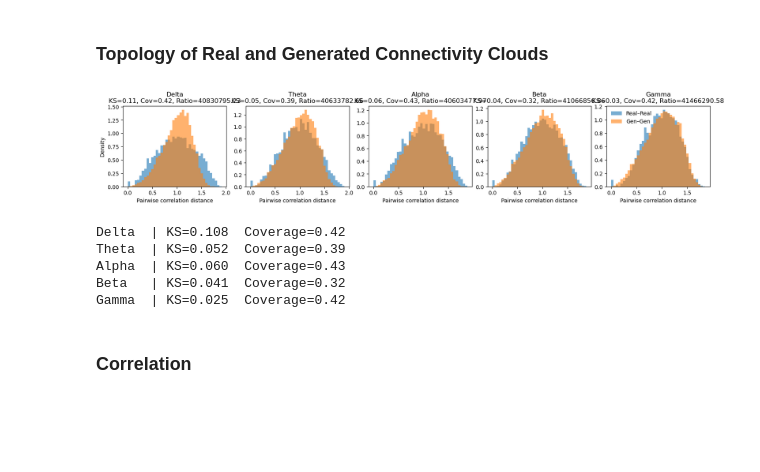
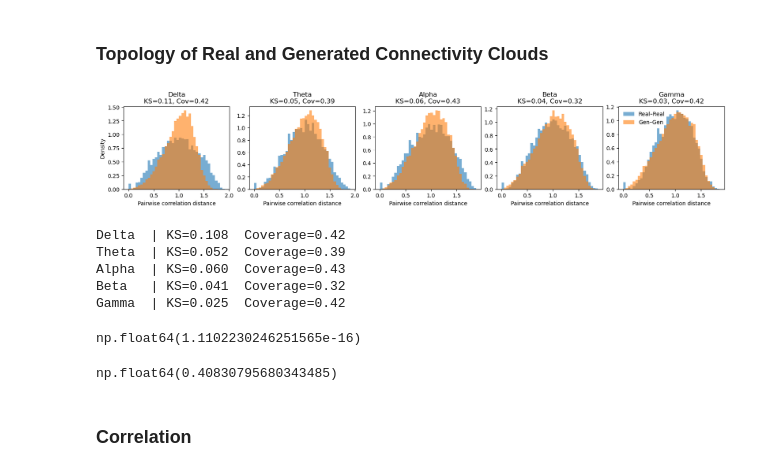
Before and after one commit to Yeganehfrh/EEGModalNet, a Jupyter notebook: notebooks/Supplementary Analysis.ipynb, the cells around one changed output. Cells and saved outputs as stored; diff of their text form; code cells hidden in the pictures; blank space fills up the shorter version.

```diff
--- a/notebooks/Supplementary Analysis.ipynb
+++ b/notebooks/Supplementary Analysis.ipynb
@@ -435,6 +438,9 @@ else:
     fb = 4
     coh_real = cons_real.get_data(output='dense')[..., fb]
     coh_fake = cons_fake.get_data(output='dense')[..., fb]
+# %%
+conn_real = np.load('logs/connectivities/conn_real.npy')
+conn_fake = np.load('logs/connectivities/conn_fake.npz.npy')
 # %% [markdown]
 #### Visualisation
 # %%
@@ -579,7 +585,6 @@ def nn_stats_corr(X_real, X_gen, ref_percentile=95, eps=1e-8):
     return nn_gr, nn_rr, coverage, ratio
 
 def geometry_analysis_corr(conn_real, conn_fake, band_names=None, bins=40):
-    from scipy.stats import ks_2samp
     V_real = edge_vectors(conn_real)  # (n_subj, n_edges, n_bands)
     V_gen  = edge_vectors(conn_fake)
     n_subj, n_edges, n_bands = V_real.shape
@@ -588,45 +593,66 @@ def geometry_analysis_corr(conn_real, conn_fake, band_names=None, bins=40):
 
     KS, COV, RATIO = np.zeros(n_bands), np.zeros(n_bands), np.zeros(n_bands)
 
-    import matplotlib.pyplot as plt
     fig, axes = plt.subplots(1, n_bands, figsize=(3.2*n_bands, 3.0), constrained_layout=True)
 
     for b in range(n_bands):
         Xr = preprocess(V_real[..., b])
         Xg = preprocess(V_gen[..., b])
 
         # within-set condensed distances (correlation distance)
         Dr = pdist(Xr, metric='correlation')
         Dg = pdist(Xg, metric='correlation')
 
         KS[b] = ks_2samp(Dr, Dg).statistic
         nn_gr, nn_rr, cov, rat = nn_stats_corr(Xr, Xg)
         COV[b], RATIO[b] = cov, rat
 
         ax = axes[b] if n_bands > 1 else axes
         lo, hi = min(Dr.min(), Dg.min()), max(Dr.max(), Dg.max())
         ax.hist(Dr, bins=bins, range=(lo, hi), alpha=0.6, density=True, label='Real–Real')
         ax.hist(Dg, bins=bins, range=(lo, hi), alpha=0.6, density=True, label='Gen–Gen')
-        ax.set_title(f'{band_names[b]}\nKS={KS[b]:.02f}, Cov={cov:.02f}, Ratio={rat:.02f}')
+        ax.set_title(f'{band_names[b]}\nKS={KS[b]:.02f}, Cov={cov:.02f}')
         ax.set_xlabel('Pairwise correlation distance')
         if b == 0: ax.set_ylabel('Density')
         if b == n_bands-1: ax.legend(frameon=False)
 
     plt.show()
 
     for b, name in enumerate(band_names):
         print(f"{name:6s} | KS={KS[b]:.03f}  Coverage={COV[b]:.02f}")
 
     return {'KS': KS, 'coverage': COV, 'ratio': RATIO}
 
 results = geometry_analysis_corr(conn_real, conn_fake, band_names=['Delta','Theta','Alpha','Beta','Gamma'])
 # %% [output]
-[figure, old version]
+[figure, new version]
 Delta  | KS=0.108  Coverage=0.42
 Theta  | KS=0.052  Coverage=0.39
 Alpha  | KS=0.060  Coverage=0.43
 Beta   | KS=0.041  Coverage=0.32
 Gamma  | KS=0.025  Coverage=0.42
+# %%
+X_gen = preprocess(edge_vectors(conn_fake)[..., 0])
+X_real = preprocess(edge_vectors(conn_real)[..., 0])
+eps = 1e-8
+
+Drg = cdist(X_gen, X_real, metric='correlation')  # gen->real
+nn_gr = Drg.min(axis=1)
+
+Drr = cdist(X_real, X_real, metric='correlation')
+np.fill_diagonal(Drr, np.inf)
+nn_rr = Drr.min(axis=1)
+
+thresh = np.percentile(nn_rr, 95)
+coverage = float(np.mean(nn_gr <= thresh))
+ratio = float(np.median(nn_gr) / (np.median(nn_rr) + eps))
+np.median(nn_rr)
+# %% [output]
+np.float64(1.1102230246251565e-16)
+# %%
+np.median(nn_gr)
+# %% [output]
+np.float64(0.40830795680343485)
 # %% [markdown]
 ### Correlation
 # %%
```
Also changed, not shown: parts of 14 cells of this notebook.
